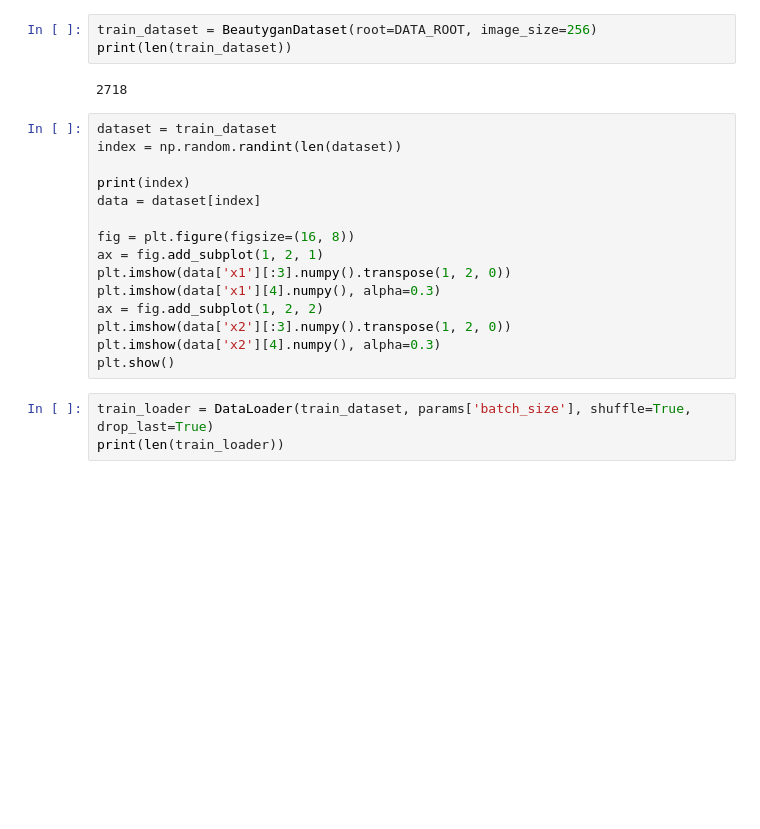
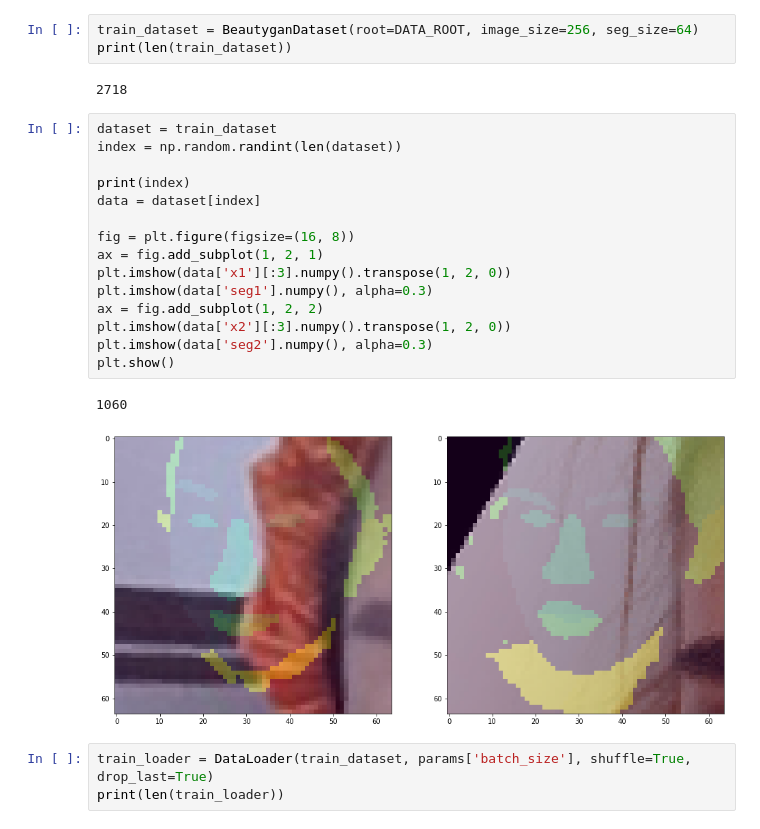
Before and after one commit to pivv/style-content-gan, a Jupyter notebook: exps/hyeonuk/beautygan_sc_separating.ipynb, the cells around one changed output. Saved outputs shown, nothing was run; the diff lists cells and outputs as text; blank space fills up the shorter version.

Commit message:
BeautyGAN 모델 테스트

```diff
--- a/exps/hyeonuk/beautygan_sc_separating.ipynb
+++ b/exps/hyeonuk/beautygan_sc_separating.ipynb
@@ -55,25 +55,28 @@ params = {'seed': 2222, 'num_epoch': 100, 'batch_size': 8, 'test_batch_size': 12
           'stopping_loss': 'loss',
           'run_dir': run_dir}
 # %%
-train_dataset = BeautyganDataset(root=DATA_ROOT, image_size=256)
+train_dataset = BeautyganDataset(root=DATA_ROOT, image_size=256, seg_size=64)
 print(len(train_dataset))
 # %% [output]
 2718
 # %%
 dataset = train_dataset
 index = np.random.randint(len(dataset))
 
 print(index)
 data = dataset[index]
 
 fig = plt.figure(figsize=(16, 8))
 ax = fig.add_subplot(1, 2, 1)
 plt.imshow(data['x1'][:3].numpy().transpose(1, 2, 0))
-plt.imshow(data['x1'][4].numpy(), alpha=0.3)
+plt.imshow(data['seg1'].numpy(), alpha=0.3)
 ax = fig.add_subplot(1, 2, 2)
 plt.imshow(data['x2'][:3].numpy().transpose(1, 2, 0))
-plt.imshow(data['x2'][4].numpy(), alpha=0.3)
+plt.imshow(data['seg2'].numpy(), alpha=0.3)
 plt.show()
+# %% [output]
+1060
+[figure, added]
 # %%
 train_loader = DataLoader(train_dataset, params['batch_size'], shuffle=True, drop_last=True)
 print(len(train_loader))
```
Also changed, not shown: 1 other file.
